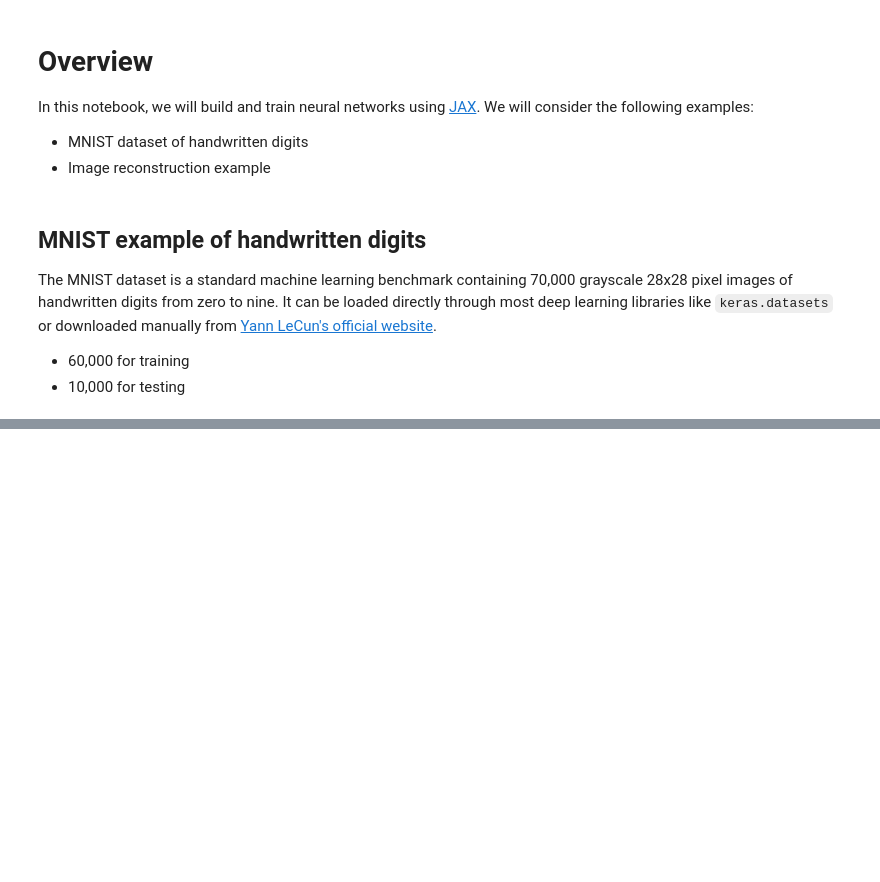
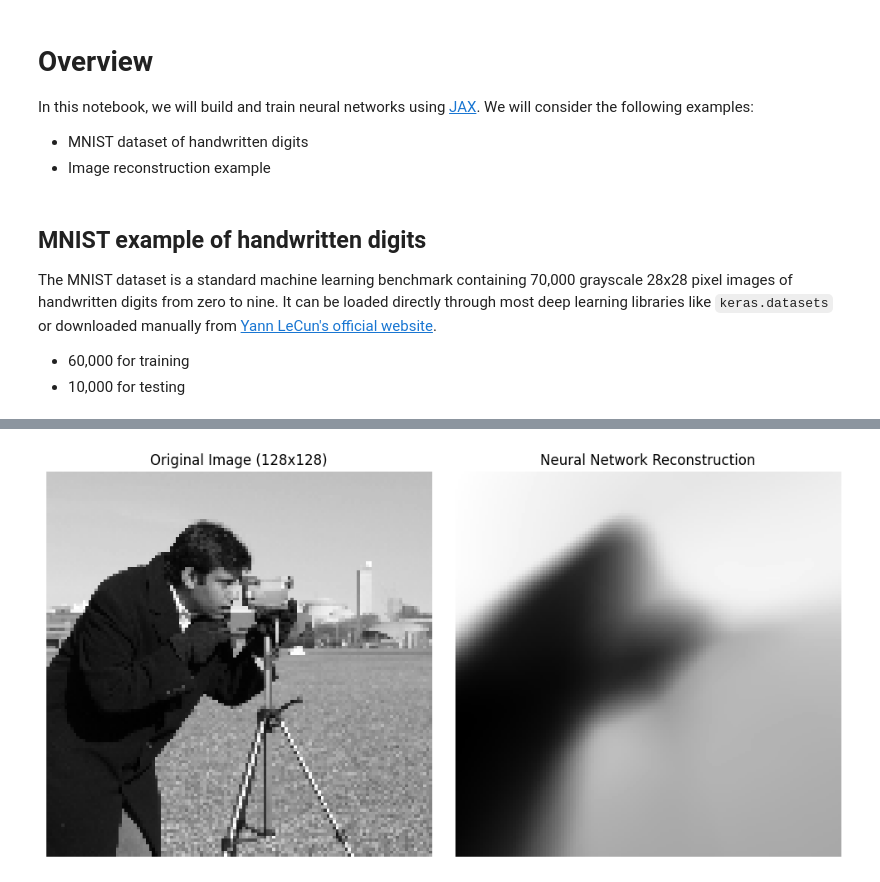
Before and after one commit to shtadinada/MOML-exercises, a Jupyter notebook: mnist.ipynb, the cells around one changed output, grey strips where cells are left out. Cells and saved outputs as stored; diff of their text form; code cells hidden in the pictures; blank space fills up the shorter version.

```diff
--- a/mnist.ipynb
+++ b/mnist.ipynb
@@ -145,0 +147,81 @@ plt.show()
+# %%
+# Load the Cameraman
+original_img = data.camera()
+
+# Downsample it to 128x128 so it trains instantly
+img = original_img[::4, ::4] / 255.0
+H, W = img.shape
+
+# Create the dataset: (X, Y) inputs -> Pixel brightness output
+x_coords = np.linspace(-1, 1, W)
+y_coords = np.linspace(-1, 1, H)
+xx, yy = np.meshgrid(x_coords, y_coords)
+
+# Flatten into lists of inputs (coordinates) and outputs (pixels)
+X_data = jnp.array(np.c_[xx.ravel(), yy.ravel()], dtype=jnp.float32)
+Y_data = jnp.array(img.ravel().reshape(-1, 1), dtype=jnp.float32)
+
+
+# Initialization and model
+def init_camera_params(key):
+    # 4 hidden layers of 128 neurons
+    keys = random.split(key, 5)
+    return {
+        "W1": random.normal(keys[0], (2, 128)) * 0.1,  "b1": jnp.zeros(128),
+        "W2": random.normal(keys[1], (128, 128)) * 0.1, "b2": jnp.zeros(128),
+        "W3": random.normal(keys[2], (128, 128)) * 0.1, "b3": jnp.zeros(128),
+        "W4": random.normal(keys[3], (128, 128)) * 0.1, "b4": jnp.zeros(128),
+        "W5": random.normal(keys[4], (128, 1)) * 0.1,   "b5": jnp.zeros(1),
+    }
+
+def camera_forward(params, x):
+    h = jax.nn.relu(x @ params["W1"] + params["b1"])
+    h = jax.nn.relu(h @ params["W2"] + params["b2"])
+    h = jax.nn.relu(h @ params["W3"] + params["b3"])
+    h = jax.nn.relu(h @ params["W4"] + params["b4"])
+    # Use sigmoid at the end to ensure the output brightness is strictly between 0 and 1
+    return jax.nn.sigmoid(h @ params["W5"] + params["b5"])
+
+# Mean Squared Error for regression
+def mse_loss(params, x, y):
+    preds = camera_forward(params, x)
+    return jnp.mean((preds - y) ** 2)
+
+
+# Training
+def train_camera_gd(params, lr=0.5, steps=2000):
+    @jax.jit
+    def update(p, x, y):
+        loss_val, g = jax.value_and_grad(mse_loss)(p, x, y)
+        p = jax.tree_util.tree_map(lambda w, dw: w - lr * dw, p, g)
+        return p, loss_val
+
+    losses = []
+    for step in range(steps):
+        params, loss_val = update(params, X_data, Y_data)
+        if step % 500 == 0:
+            print(f"Iteration {step}, Loss: {loss_val:.4f}")
+
+    return params
+
+# Run it
+cam_params = init_camera_params(random.PRNGKey(7))
+ # can change lr and steps
+trained_cam_params = train_camera_gd(cam_params, lr=0.5, steps=2000)
+
+# Visualize the Reconstruction
+predicted_pixels = camera_forward(trained_cam_params, X_data)
+reconstructed_img = predicted_pixels.reshape(H, W)
+
+fig, axes = plt.subplots(1, 2, figsize=(10, 5))
+axes[0].imshow(img, cmap='gray')
+axes[0].set_title("Original Image (128x128)")
+axes[0].axis('off')
+
+axes[1].imshow(reconstructed_img, cmap='gray')
+axes[1].set_title("Neural Network Reconstruction")
+axes[1].axis('off')
+
+plt.tight_layout()
+plt.show()
+# %% [output]
@@ -145,0 +232 @@ plt.show()
+[figure, added]
```
Also changed, not shown: parts of 6 cells of this notebook.
